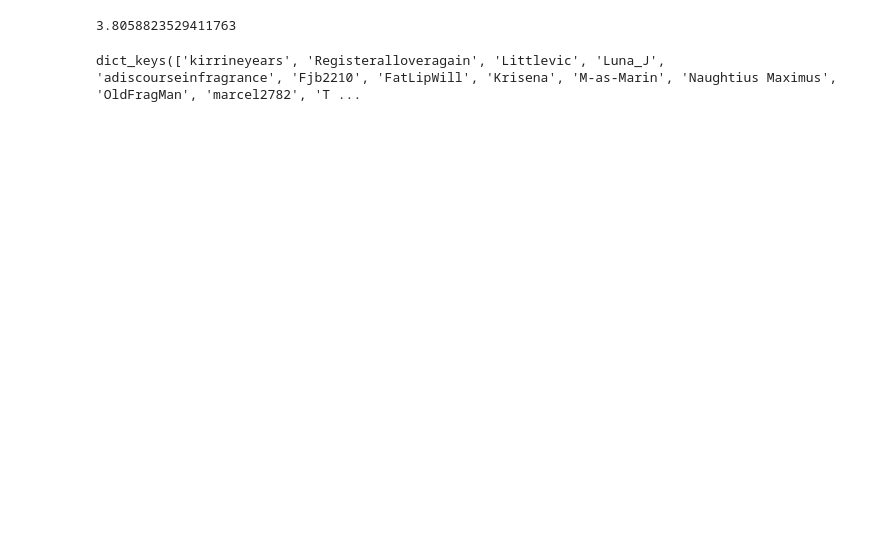
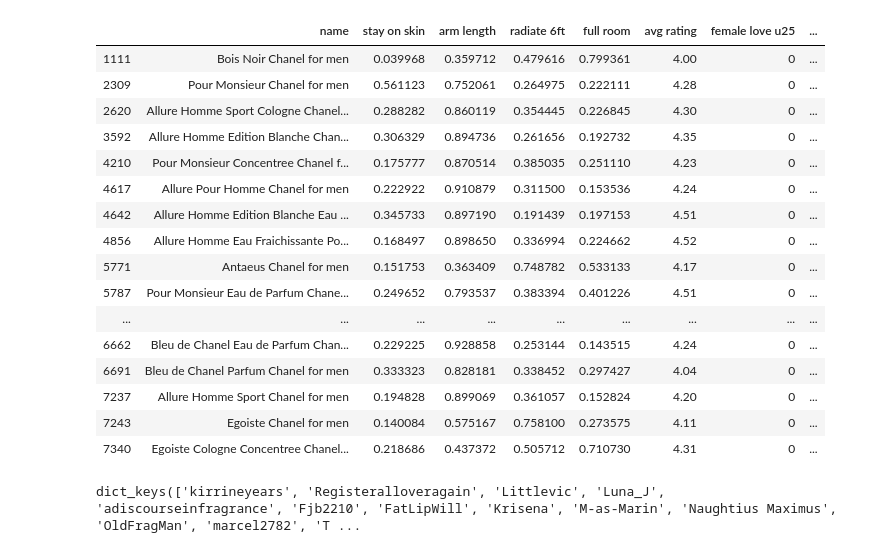
Before and after one commit to josephshanks/CologneRecommender, a Jupyter notebook: EDA.ipynb, the cells around one changed output. Cells and saved outputs as stored; diff of their text form; code cells hidden in the pictures; blank space fills up the shorter version.

```diff
--- a/EDA.ipynb
+++ b/EDA.ipynb
@@ -187,0 +193,11 @@ item_item
+# %%
+project_df['stay on skin']=normalized_X[:,0]
+# %%
+project_df['arm length']=normalized_X[:,1]
+project_df['radiate 6ft']=normalized_X[:,2]
+project_df['full room']=normalized_X[:,3]
+# %%
+project_df.drop(columns=['close to skin','radiates about arm length','radiates 6ft','fills room'],inplace=True)
+# %%
+concat=[project_df,ratings]
+proj_df=pd.concat(concat,axis=1)
@@ -188,3 +251,23 @@ item_item
+# %%
+proj_df[proj_df['name'].str.contains('Chanel')]
+# %% [output]
+|  | name | stay on skin | arm length | radiate 6ft | full room | avg rating | female love u25 | ... |
+| 1111 | Bois Noir Chanel for men | 0.039968 | 0.359712 | 0.479616 | 0.799361 | 4.00 | 0 | ... |
+| 2309 | Pour Monsieur Chanel for men | 0.561123 | 0.752061 | 0.264975 | 0.222111 | 4.28 | 0 | ... |
+| 2620 | Allure Homme Sport Cologne Chanel... | 0.288282 | 0.860119 | 0.354445 | 0.226845 | 4.30 | 0 | ... |
+| 3592 | Allure Homme Edition Blanche Chan... | 0.306329 | 0.894736 | 0.261656 | 0.192732 | 4.35 | 0 | ... |
+| 4210 | Pour Monsieur Concentree Chanel f... | 0.175777 | 0.870514 | 0.385035 | 0.251110 | 4.23 | 0 | ... |
+| 4617 | Allure Pour Homme Chanel for men | 0.222922 | 0.910879 | 0.311500 | 0.153536 | 4.24 | 0 | ... |
+| 4642 | Allure Homme Edition Blanche Eau ... | 0.345733 | 0.897190 | 0.191439 | 0.197153 | 4.51 | 0 | ... |
+| 4856 | Allure Homme Eau Fraichissante Po... | 0.168497 | 0.898650 | 0.336994 | 0.224662 | 4.52 | 0 | ... |
+| 5771 | Antaeus Chanel for men | 0.151753 | 0.363409 | 0.748782 | 0.533133 | 4.17 | 0 | ... |
+| 5787 | Pour Monsieur Eau de Parfum Chane... | 0.249652 | 0.793537 | 0.383394 | 0.401226 | 4.51 | 0 | ... |
+| ... | ... | ... | ... | ... | ... | ... | ... | ... |
+| 6662 | Bleu de Chanel Eau de Parfum Chan... | 0.229225 | 0.928858 | 0.253144 | 0.143515 | 4.24 | 0 | ... |
+| 6691 | Bleu de Chanel Parfum Chanel for men | 0.333323 | 0.828181 | 0.338452 | 0.297427 | 4.04 | 0 | ... |
+| 7237 | Allure Homme Sport Chanel for men | 0.194828 | 0.899069 | 0.361057 | 0.152824 | 4.20 | 0 | ... |
+| 7243 | Egoiste Chanel for men | 0.140084 | 0.575167 | 0.758100 | 0.273575 | 4.11 | 0 | ... |
+| 7340 | Egoiste Cologne Concentree Chanel... | 0.218686 | 0.437372 | 0.505712 | 0.710730 | 4.31 | 0 | ... |
 # %%
 #normalize data? turn to 1 and 0?
 #fill avg for 0 values in avg rating
@@ -193,7 +277,3 @@ item_item
-# %%
-((44*5)+(100*4)+(27*1))/170
-# %% [output]
-3.8058823529411763
 # %%
 for i in df['user reviews']
 # %% [output]
```
Also changed, not shown: parts of 36 cells of this notebook, 2 other files.
